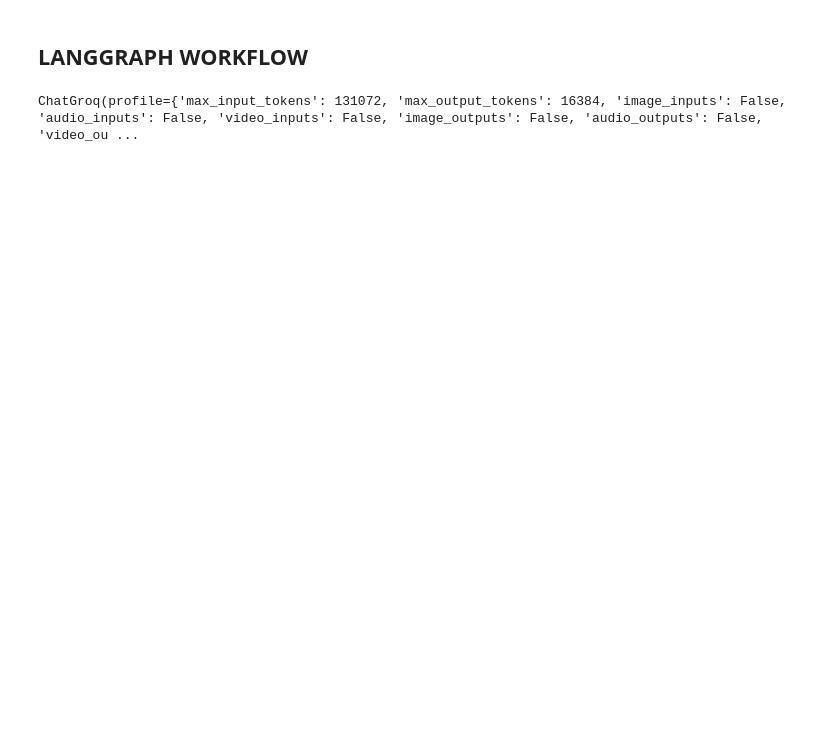
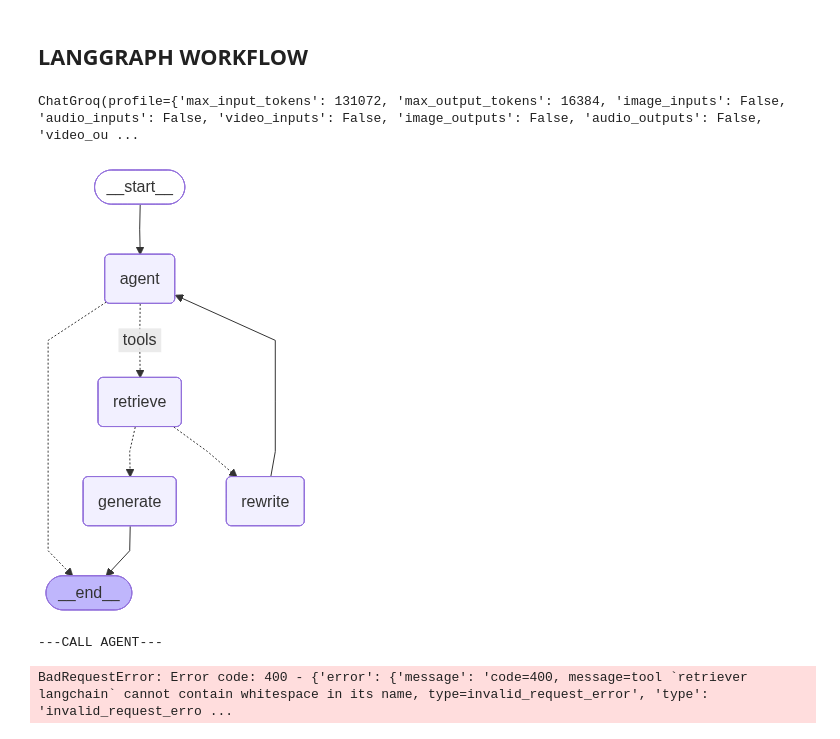
Before and after one commit to Ratnesh0301/RAG-Types---LangGraph, a Jupyter notebook: Agentic_RAG.ipynb, the cells around one changed output. Saved outputs shown, nothing was run; the diff lists cells and outputs as text; code cells hidden in the pictures; blank space fills up the shorter version.

```diff
--- a/Agentic_RAG.ipynb
+++ b/Agentic_RAG.ipynb
@@ -142,7 +142,7 @@ llm
 # %% [output]
 ChatGroq(profile={'max_input_tokens': 131072, 'max_output_tokens': 16384, 'image_inputs': False, 'audio_inputs': False, 'video_inputs': False, 'image_outputs': False, 'audio_outputs': False, 'video_ou ...
 # %%
-def agent(AgentState):
+def agent(state):
     """
     invokes the agent model to generates a response based on the current state.
     Given the question, it will decide to retrieve using the retriever tool or simply end.
@@ -153,3 +153,12 @@ def agent(AgentState):
     Returns:
         dict: The updated state with agent response appended to messages
     """
+    print("---CALL AGENT---")
+    messages = state['messages']
+    model = ChatGroq(model="qwen/qwen3-32b")
+    model = model.bind_tools(tools)
+    response = model.invoke(messages)
+
+    #We returns a list, because this will get added to the existing list
+
+    return {"messages":[response]}
@@ -155,0 +295,47 @@ def agent(AgentState):
+# %%
+from langgraph.graph import START, END, StateGraph
+from langgraph.prebuilt import ToolNode
+from langgraph.prebuilt import tools_condition
+
+#DEFINE A NEW GRAPH
+workflow = StateGraph(AgentState)
+
+#DEFINE THE NDOES WE WILL CYCLE BETWEEN
+workflow.add_node('agent',agent)
+retrieve = ToolNode([retriever_tool, retriever_tool_langchain])
+workflow.add_node('retrieve', retrieve)
+workflow.add_node('rewrite', rewrite)
+workflow.add_node('generate', generate)
+
+#DEFINE THE EDGES
+workflow.add_edge(START, 'agent')
+workflow.add_conditional_edges(
+    'agent',
+    #ASSESS AGENT DECISION
+    tools_condition,
+    {
+        #TRANSLATE THE CONDITION OUTPUTS TO NODES IN OUR GRAPH
+        'tools':'retrieve',
+        END:END
+    },
+)
+workflow.add_conditional_edges(
+    'retrieve',
+    #ASSESS AGENT DECISION
+    grade_documents
+)
+workflow.add_edge('generate', END)
+workflow.add_edge('rewrite', 'agent')
+
+#COMPILE
+graph = workflow.compile()
+
+from IPython.display import Image, display
+display(Image(graph.get_graph(xray=True).draw_mermaid_png()))
+# %% [output]
+[figure, added]
+# %%
+graph.invoke({"messages":"What is LangGraph?"})
+# %% [output]
+---CALL AGENT---
+BadRequestError: Error code: 400 - {'error': {'message': 'code=400, message=tool `retriever langchain` cannot contain whitespace in its name, type=invalid_request_error', 'type': 'invalid_request_erro ...
```
Also changed, not shown: parts of 6 cells of this notebook.
